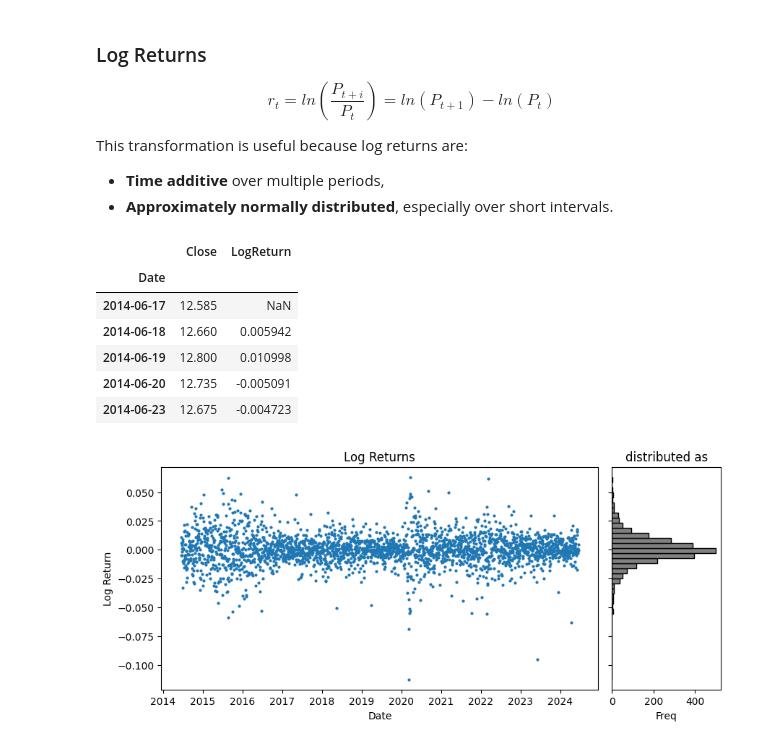
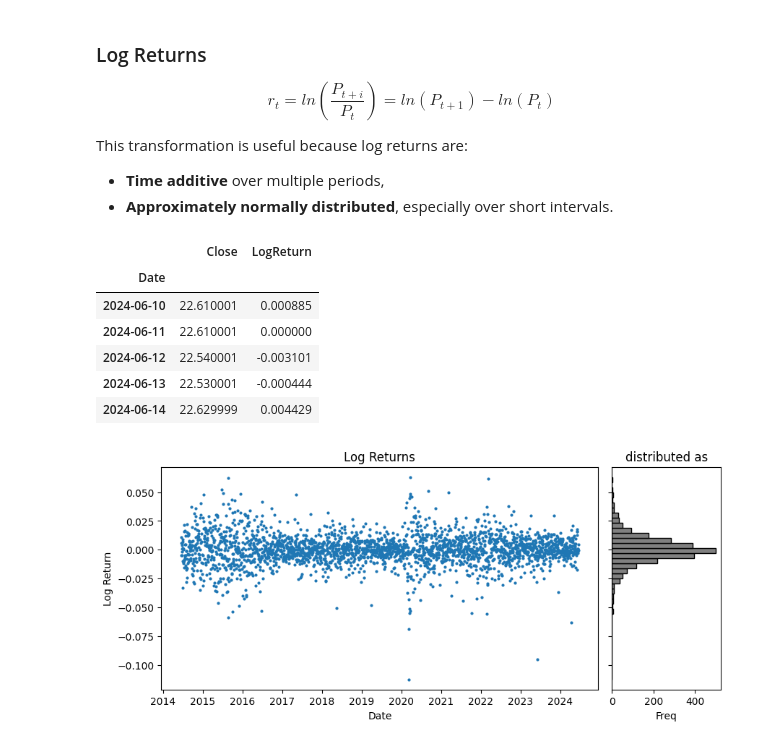
Before and after one commit to manuelgonzalzz/bonus-certificate, a Jupyter notebook: project_grade_extra.ipynb, the cells around one changed output. Cells and saved outputs as stored; diff of their text form; code cells hidden in the pictures.

```diff
--- a/project_grade_extra.ipynb
+++ b/project_grade_extra.ipynb
@@ -108,16 +131,17 @@ This transformation is useful because log returns are:
 - **Time additive** over multiple periods,
 - **Approximately normally distributed**, especially over short intervals.
 # %%
+logPrices = np.log(np.array(data["Close"]))
 data["LogReturn"] = np.log(data['Close']).diff()
-data.head()
+data.tail()
 # %% [output]
 |  | Close | LogReturn |
 | Date |  |  |
-| 2014-06-17 | 12.585 | NaN |
-| 2014-06-18 | 12.660 | 0.005942 |
-| 2014-06-19 | 12.800 | 0.010998 |
-| 2014-06-20 | 12.735 | -0.005091 |
-| 2014-06-23 | 12.675 | -0.004723 |
+| 2024-06-10 | 22.610001 | 0.000885 |
+| 2024-06-11 | 22.610001 | 0.000000 |
+| 2024-06-12 | 22.540001 | -0.003101 |
+| 2024-06-13 | 22.530001 | -0.000444 |
+| 2024-06-14 | 22.629999 | 0.004429 |
 # %%
 fig, (ax1, ax2) = plt.subplots(1, 2, figsize=(10, 4), gridspec_kw={'width_ratios': [4, 1], 'wspace': 0.05})
 
```
Also changed, not shown: parts of 10 cells of this notebook.
